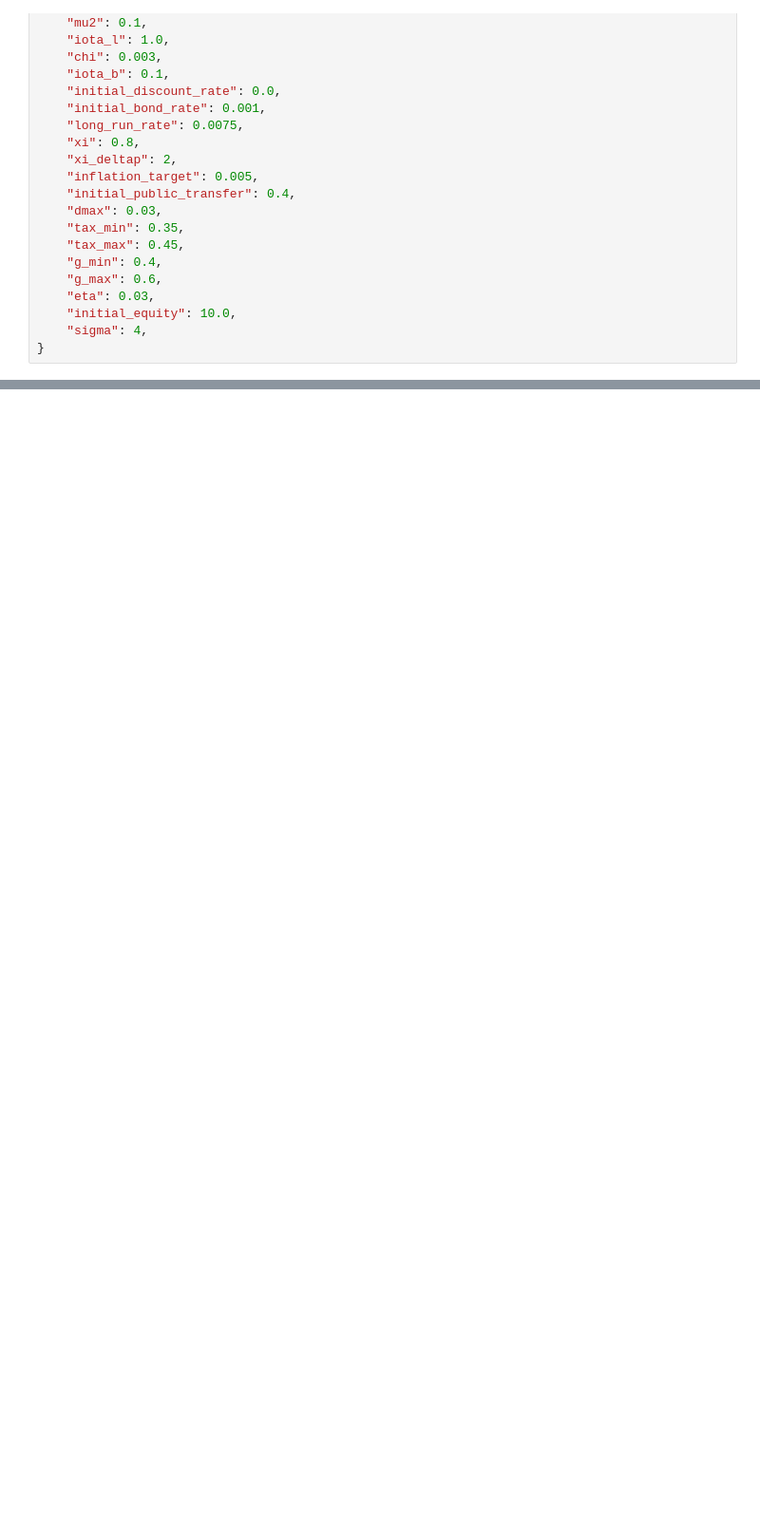
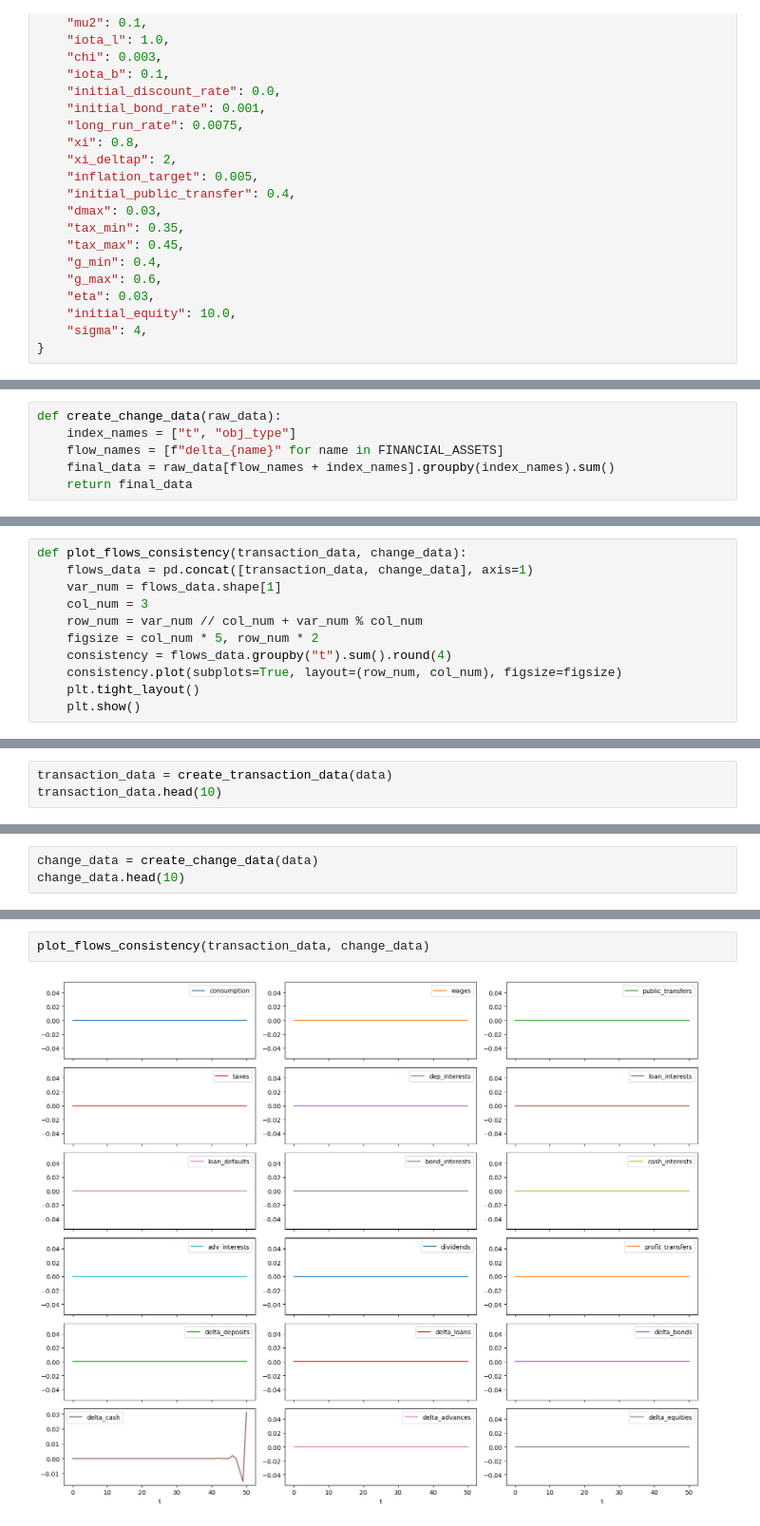
Before and after one commit to MalcomChumchouaPenda/MC-AB-SFC2, a Jupyter notebook: code/notebooks/01_consistency_analysis.ipynb, the cells around one changed output, grey strips where cells are left out. Shown at 95% size. Saved outputs shown, nothing was run; the diff lists cells and outputs as text; blank space fills up the shorter version.

```diff
--- a/code/notebooks/01_consistency_analysis.ipynb
+++ b/code/notebooks/01_consistency_analysis.ipynb
@@ -193,0 +239,6 @@ dtype: float64
+# %%
+def create_change_data(raw_data):
+    index_names = ["t", "obj_type"]
+    flow_names = [f"delta_{name}" for name in FINANCIAL_ASSETS]
+    final_data = raw_data[flow_names + index_names].groupby(index_names).sum()
+    return final_data
@@ -193,0 +258,11 @@ dtype: float64
+# %%
+def plot_flows_consistency(transaction_data, change_data):
+    flows_data = pd.concat([transaction_data, change_data], axis=1)
+    var_num = flows_data.shape[1]
+    col_num = 3
+    row_num = var_num // col_num + var_num % col_num
+    figsize = col_num * 5, row_num * 2
+    consistency = flows_data.groupby("t").sum().round(4)
+    consistency.plot(subplots=True, layout=(row_num, col_num), figsize=figsize)
+    plt.tight_layout()
+    plt.show()
@@ -193,0 +271,3 @@ dtype: float64
+# %%
+transaction_data = create_transaction_data(data)
+transaction_data.head(10)
@@ -193,0 +287,3 @@ dtype: float64
+# %%
+change_data = create_change_data(data)
+change_data.head(10)
@@ -193,0 +351,4 @@ dtype: float64
+# %%
+plot_flows_consistency(transaction_data, change_data)
+# %% [output]
+[figure, added]
```
Also changed, not shown: parts of 34 cells of this notebook, 5 other files.
